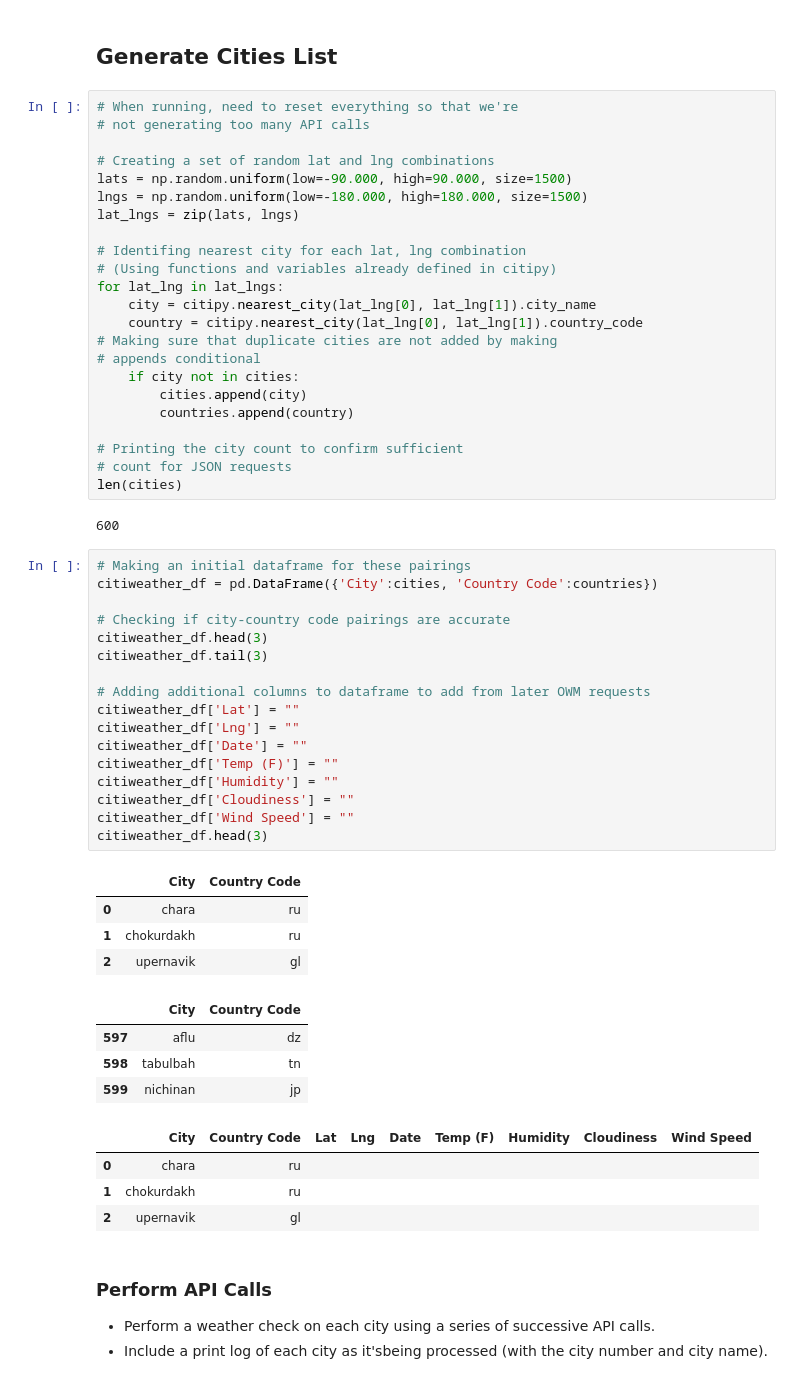
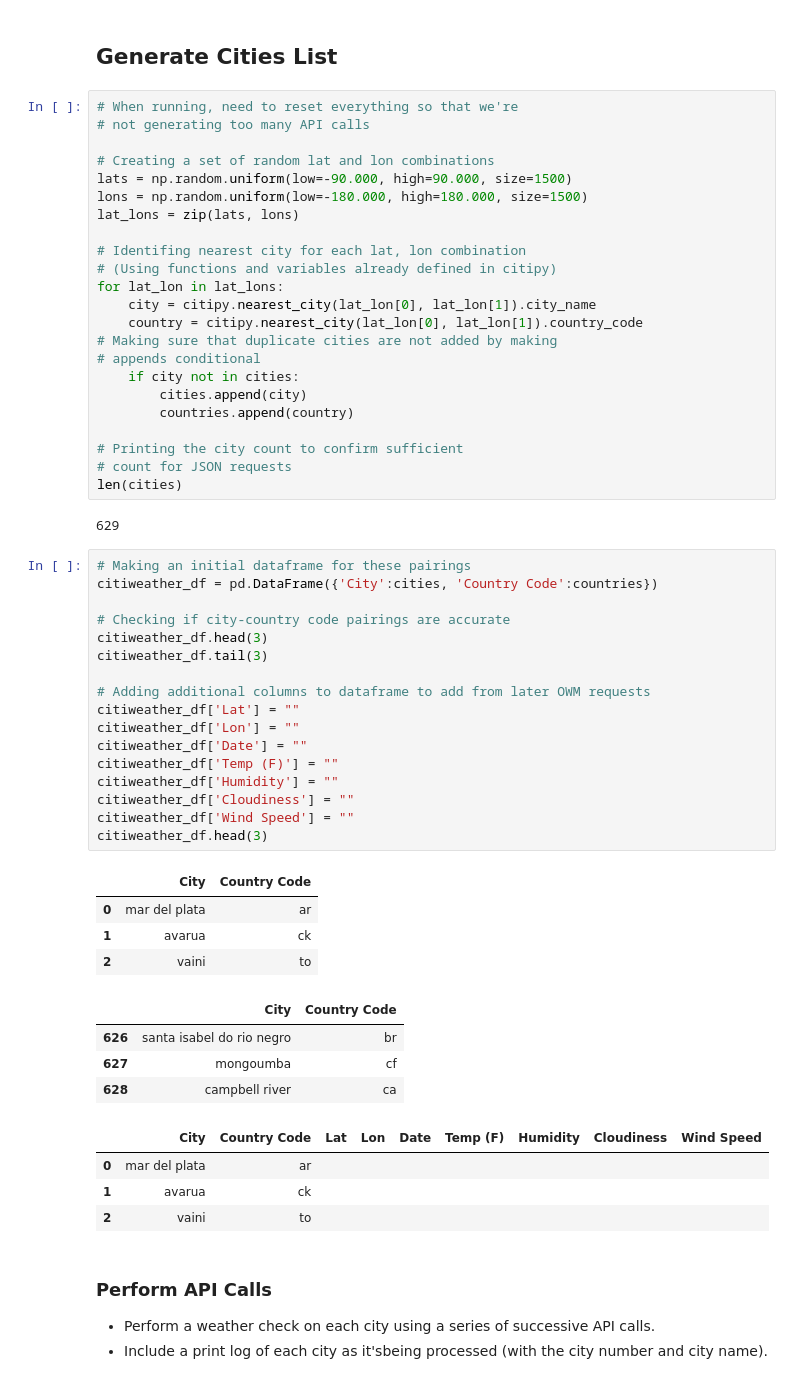
Before and after one commit to Emanste92/UCBEx_DataAnalytics, a Jupyter notebook: WeatherPy/ETE_WeatherPy.ipynb, the cells around one changed output. Drawn from its saved outputs; the diff is of its cells as text.

```diff
--- a/WeatherPy/ETE_WeatherPy.ipynb
+++ b/WeatherPy/ETE_WeatherPy.ipynb
@@ -43,16 +43,16 @@ countries = []
 # When running, need to reset everything so that we're
 # not generating too many API calls
 
-# Creating a set of random lat and lng combinations
+# Creating a set of random lat and lon combinations
 lats = np.random.uniform(low=-90.000, high=90.000, size=1500)
-lngs = np.random.uniform(low=-180.000, high=180.000, size=1500)
-lat_lngs = zip(lats, lngs)
+lons = np.random.uniform(low=-180.000, high=180.000, size=1500)
+lat_lons = zip(lats, lons)
 
-# Identifing nearest city for each lat, lng combination
+# Identifing nearest city for each lat, lon combination
 # (Using functions and variables already defined in citipy)
-for lat_lng in lat_lngs:
-    city = citipy.nearest_city(lat_lng[0], lat_lng[1]).city_name
-    country = citipy.nearest_city(lat_lng[0], lat_lng[1]).country_code
+for lat_lon in lat_lons:
+    city = citipy.nearest_city(lat_lon[0], lat_lon[1]).city_name
+    country = citipy.nearest_city(lat_lon[0], lat_lon[1]).country_code
 # Making sure that duplicate cities are not added by making
 # appends conditional
     if city not in cities:
@@ -63,37 +63,37 @@ for lat_lng in lat_lngs:
 # count for JSON requests
 len(cities)
 # %% [output]
-600
+629
 # %%
 # Making an initial dataframe for these pairings
 citiweather_df = pd.DataFrame({'City':cities, 'Country Code':countries})
 
 # Checking if city-country code pairings are accurate
 citiweather_df.head(3)
 citiweather_df.tail(3)
 
 # Adding additional columns to dataframe to add from later OWM requests
 citiweather_df['Lat'] = ""
-citiweather_df['Lng'] = ""
+citiweather_df['Lon'] = ""
 citiweather_df['Date'] = ""
 citiweather_df['Temp (F)'] = ""
 citiweather_df['Humidity'] = ""
 citiweather_df['Cloudiness'] = ""
 citiweather_df['Wind Speed'] = ""
 citiweather_df.head(3)
 # %% [output]
 |  | City | Country Code |
-| 0 | chara | ru |
-| 1 | chokurdakh | ru |
-| 2 | upernavik | gl |
+| 0 | mar del plata | ar |
+| 1 | avarua | ck |
+| 2 | vaini | to |
 |  | City | Country Code |
-| 597 | aflu | dz |
-| 598 | tabulbah | tn |
-| 599 | nichinan | jp |
+| 626 | santa isabel do rio negro | br |
+| 627 | mongoumba | cf |
+| 628 | campbell river | ca |
-|  | City | Country Code | Lat | Lng | Date | Temp (F) | Humidity | Cloudiness | Wind Speed |
-| 0 | chara | ru |  |  |  |  |  |  |  |
-| 1 | chokurdakh | ru |  |  |  |  |  |  |  |
-| 2 | upernavik | gl |  |  |  |  |  |  |  |
+|  | City | Country Code | Lat | Lon | Date | Temp (F) | Humidity | Cloudiness | Wind Speed |
+| 0 | mar del plata | ar |  |  |  |  |  |  |  |
+| 1 | avarua | ck |  |  |  |  |  |  |  |
+| 2 | vaini | to |  |  |  |  |  |  |  |
 # %% [markdown]
 ### Perform API Calls
 * Perform a weather check on each city using a series of successive API calls.
```
Also changed, not shown: parts of 4 cells of this notebook.
